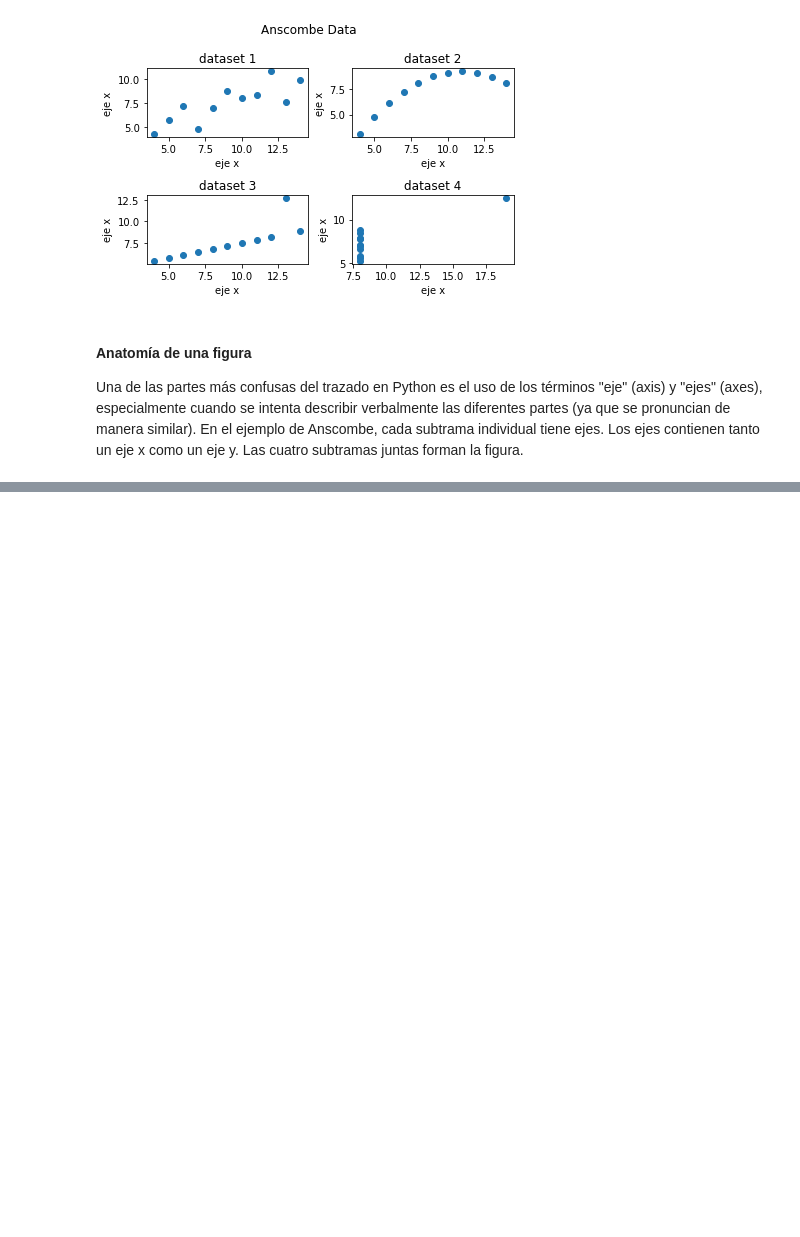
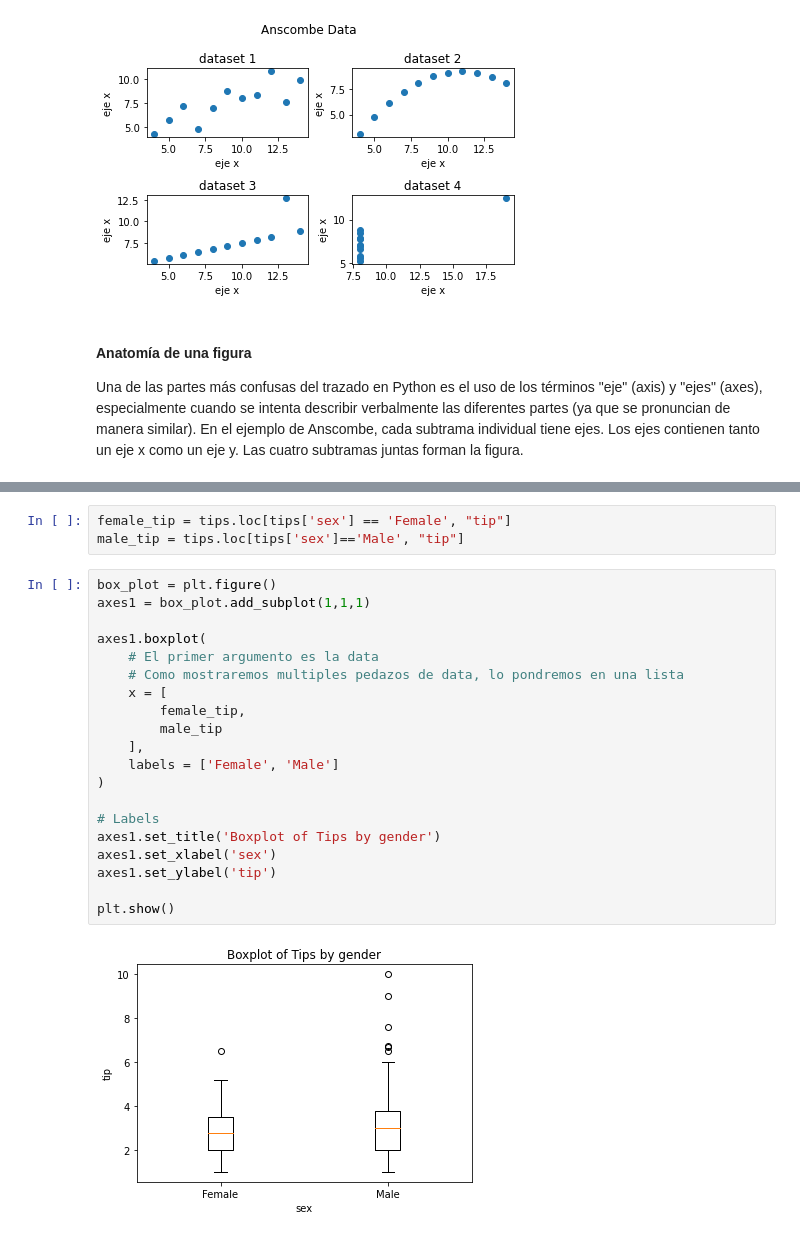
Before and after one commit to geozevallos/pandas-para-todos, a Jupyter notebook: 3. Plotting.ipynb, the cells around one changed output, grey strips where cells are left out. Cells and saved outputs as stored; diff of their text form; blank space fills up the shorter version.

```diff
--- a/3. Plotting.ipynb
+++ b/3. Plotting.ipynb
@@ -149,0 +220,25 @@ Una de las partes más confusas del trazado en Python es el uso de los términos
+# %%
+female_tip = tips.loc[tips['sex'] == 'Female', "tip"]
+male_tip = tips.loc[tips['sex']=='Male', "tip"]
+# %%
+box_plot = plt.figure()
+axes1 = box_plot.add_subplot(1,1,1)
+
+axes1.boxplot(
+    # El primer argumento es la data
+    # Como mostraremos multiples pedazos de data, lo pondremos en una lista
+    x = [
+        female_tip,
+        male_tip
+    ],
+    labels = ['Female', 'Male']
+)
+
+# Labels
+axes1.set_title('Boxplot of Tips by gender')
+axes1.set_xlabel('sex')
+axes1.set_ylabel('tip')
+
+plt.show()
+# %% [output]
+[figure, added]
```
Also changed, not shown: parts of 44 cells of this notebook.
